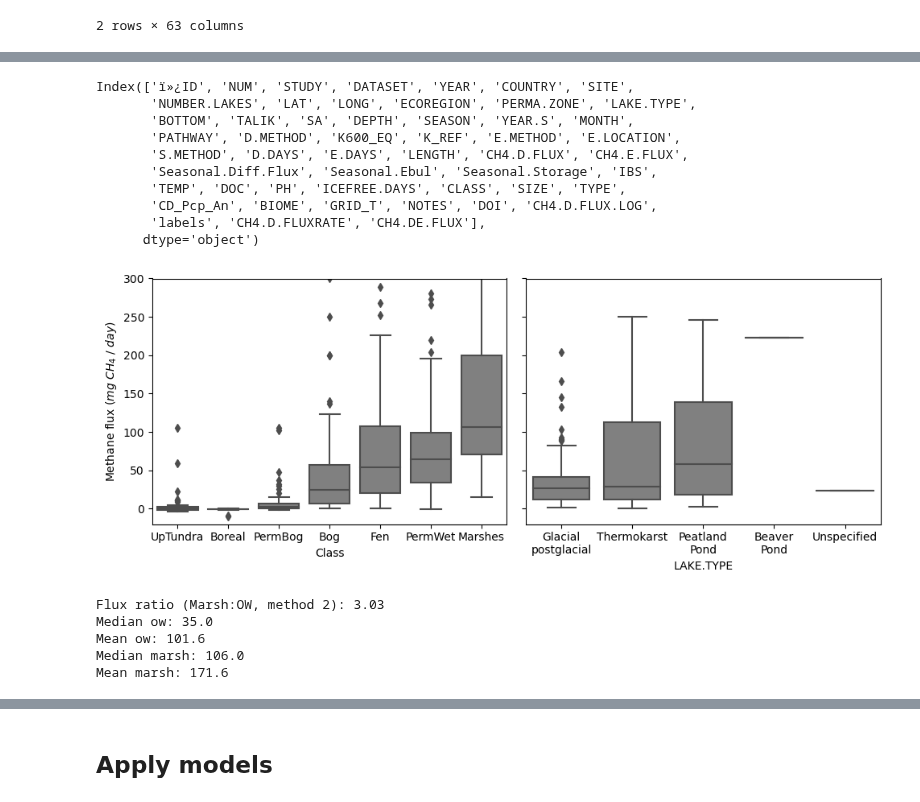
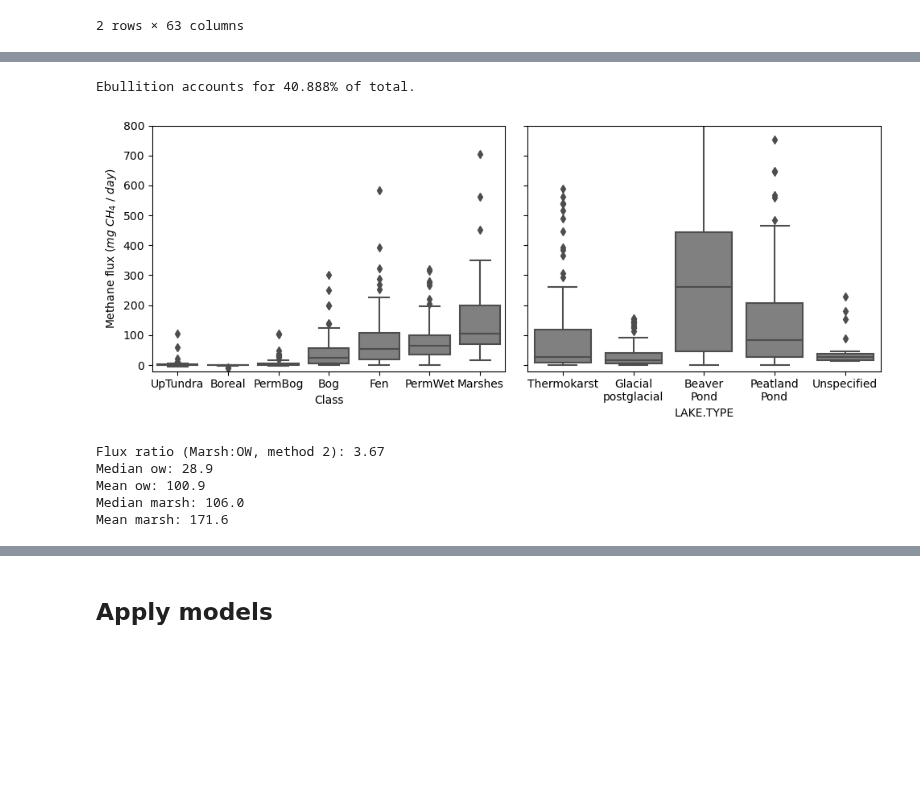
Before and after one commit to ekcomputer/lake-area, a Jupyter notebook: baseline_estimates.ipynb, the cells around one changed output, grey strips where cells are left out. Cells and saved outputs as stored; diff of their text form; code cells hidden in the pictures; blank space fills up the shorter version.

Commit message:
Revised pre-processing for BAWLD to not filter out lakes missing SA (for some plots). Fixed error in using the Wik 2.2 factor.

```diff
--- a/baseline_estimates.ipynb
+++ b/baseline_estimates.ipynb
@@ -272,2 +275,15 @@ plt.show()
 # %% [markdown]
 ## Lakes vs wl flux
+# %%
+## Re-load lakes, this time, don't filter by SA
+df = pd.read_csv('/mnt/g/Other/Kuhn-olefeldt-BAWLD/BAWLD-CH4/data/ek_out/archive/BAWLD_CH4_Aquatic.csv',
+    encoding = "ISO-8859-1", dtype={'CH4.E.FLUX ':'float'}, na_values='-')
+len0 = len(df)
+
+## Filter and pre-process
+df.query("SEASON == 'Icefree' ", inplace=True) # and `D.METHOD` == 'CH'
+
+## print filtering
+len1 = len(df)
+print(f'Filtered out {len0-len1} values ({len1} remaining).')
+print(f'Variables: {df.columns}')
@@ -325,48 +352,46 @@ Flux ratio (Marsh:OW): 4.26
-# %%
-df.columns
-# %% [output]
-Index(['ï»¿ID', 'NUM', 'STUDY', 'DATASET', 'YEAR', 'COUNTRY', 'SITE',
-       'NUMBER.LAKES', 'LAT', 'LONG', 'ECOREGION', 'PERMA.ZONE', 'LAKE.TYPE',
-       'BOTTOM', 'TALIK', 'SA', 'DEPTH', 'SEASON', 'YEAR.S', 'MONTH',
-       'PATHWAY', 'D.METHOD', 'K600_EQ', 'K_REF', 'E.METHOD', 'E.LOCATION',
-       'S.METHOD', 'D.DAYS', 'E.DAYS', 'LENGTH', 'CH4.D.FLUX', 'CH4.E.FLUX',
-       'Seasonal.Diff.Flux', 'Seasonal.Ebul', 'Seasonal.Storage', 'IBS',
-       'TEMP', 'DOC', 'PH', 'ICEFREE.DAYS', 'CLASS', 'SIZE', 'TYPE',
-       'CD_Pcp_An', 'BIOME', 'GRID_T', 'NOTES', 'DOI', 'CH4.D.FLUX.LOG',
-       'labels', 'CH4.D.FLUXRATE', 'CH4.DE.FLUX'],
-      dtype='object')
+# %%
+# Replicate Wik stat that DE = E*2.2
+dff0 = df.dropna(subset=['CH4.E.FLUX', 'CH4.E.FLUX']) # hadn't filtered E earlier
+dff0.shape
+print(f"Ebullition accounts for {dff0['CH4.E.FLUX'].median() / (dff0['CH4.D.FLUX'] + dff0['CH4.E.FLUX']).median():0.3%} of total.")
+# %% [output]
+Ebullition accounts for 40.888% of total.
 # %%
 ## Add total lake flux column
 dff = df.copy() # make a copy for filling nans
-dff['CH4.E.FLUX'].fillna(dff['CH4.D.FLUX']*2.2, inplace=True)
-dff['CH4.D.FLUX'].fillna(dff['CH4.E.FLUX']/2.2, inplace=True)
+dff['CH4.E.FLUX'].fillna(dff['CH4.D.FLUX']*1.2, inplace=True)
+dff['CH4.D.FLUX'].fillna(dff['CH4.E.FLUX']/1.2, inplace=True)
 dff['CH4.DE.FLUX'] = dff['CH4.D.FLUX'] + dff['CH4.E.FLUX']
+
+## Pre-process some more
+dff['LAKE.TYPE'] = dff['LAKE.TYPE'].replace('PP/T', 'T') # set peatland pond/thermokarst = thermokarst for simplicity
 
 ## Plot by wl type
 fig, ax = plt.subplots(1,2, sharey=True, figsize=(10, 4))
 sns.boxplot(df_terr, x='Class', y='CH4Av', ax=ax[0], color='grey')
 sns.boxplot(dff, x='LAKE.TYPE', y='CH4.DE.FLUX', ax=ax[1], color='grey') # x='labels'
 
 ## ylim
-ax[0].set_ylim([-20, 300])
+ax[0].set_ylim([-20, 800])
 
 ## labels
 ax[0].set_ylabel('Methane flux ($mg\ CH_4\ /\ day$)')
 ax[1].set_ylabel('')
-ax[1].set_xticklabels(['Glacial\npostglacial', 'Thermokarst', 'Peatland\nPond', 'Beaver\nPond', 'Unspecified'])
+# ax[1].set_xticklabels(['Glacial\npostglacial', 'Thermokarst', 'Peatland\nPond', 'Beaver\nPond', 'Unspecified'])
+ax[1].set_xticklabels(['Thermokarst', 'Glacial\npostglacial', 'Beaver\nPond', 'Peatland\nPond', 'Unspecified'])
 fig.set_tight_layout(tight=True)
 # %% [output]
-[figure, old version]
+[figure, new version]
 # %%
 ## Method 2 for marsh:ow ratio
-print(f"Flux ratio (Marsh:OW, method 2): {marshes['CH4Av'].median()/(df['CH4.DE.FLUX'].median()):0.3}") # uses, D,E +/or combined DEP chamber flux
-print(f"Median ow: {df['CH4.DE.FLUX'].median():0.3}")
-print(f"Mean ow: {df['CH4.DE.FLUX'].mean():0.4}")
+print(f"Flux ratio (Marsh:OW, method 2): {marshes['CH4Av'].median()/(dff['CH4.DE.FLUX'].median()):0.3}") # uses, D,E +/or combined DEP chamber flux
+print(f"Median ow: {dff['CH4.DE.FLUX'].median():0.3}")
+print(f"Mean ow: {dff['CH4.DE.FLUX'].mean():0.4}")
 print(f"Median marsh: {marshes['CH4Av'].median():0.4}")
 print(f"Mean marsh: {marshes['CH4Av'].mean():0.4}")
 # %% [output]
-Flux ratio (Marsh:OW, method 2): 3.03
-Median ow: 35.0
-Mean ow: 101.6
+Flux ratio (Marsh:OW, method 2): 3.67
+Median ow: 28.9
+Mean ow: 100.9
 Median marsh: 106.0
 Mean marsh: 171.6
```
Also changed, not shown: parts of 9 cells of this notebook.
